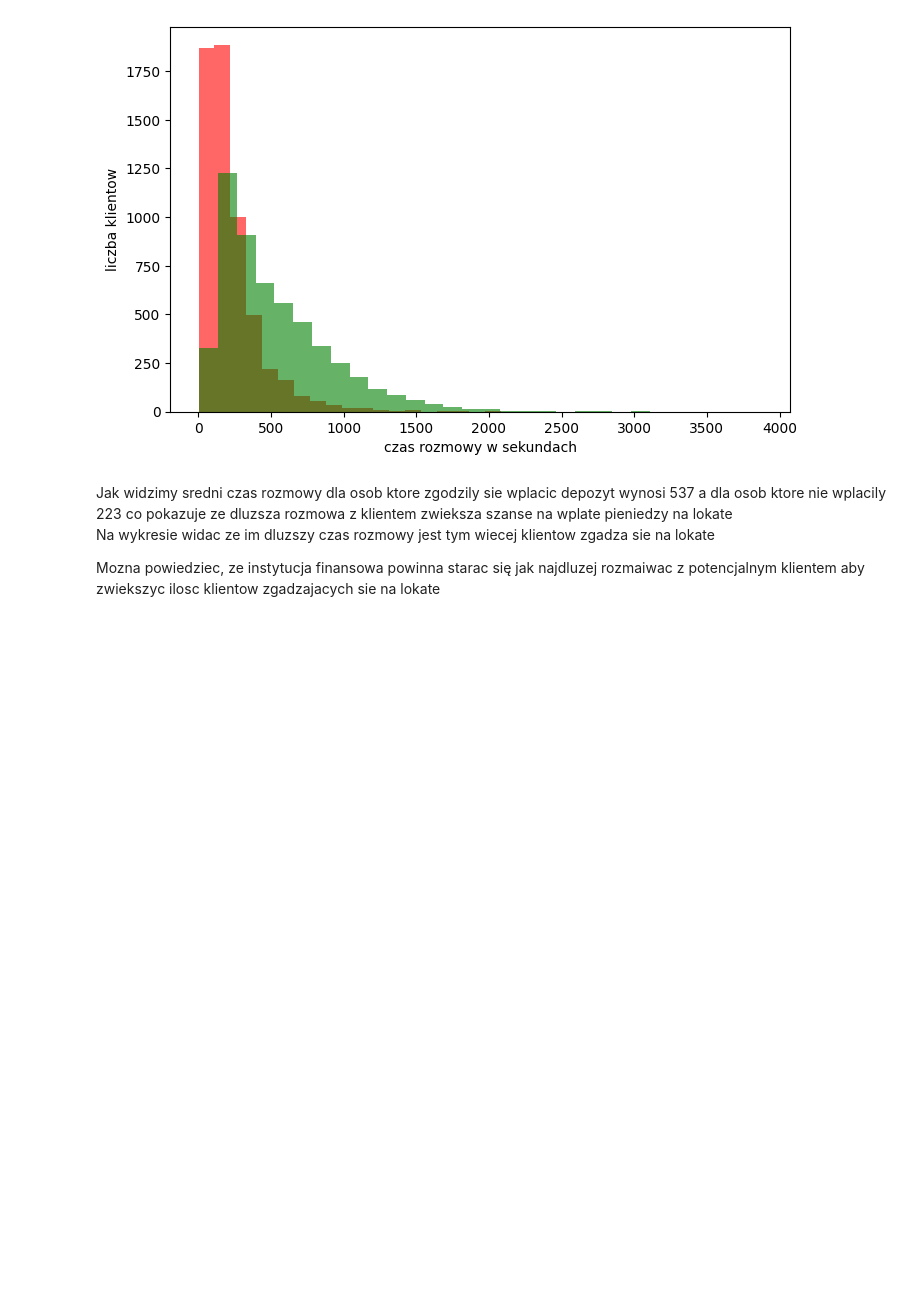
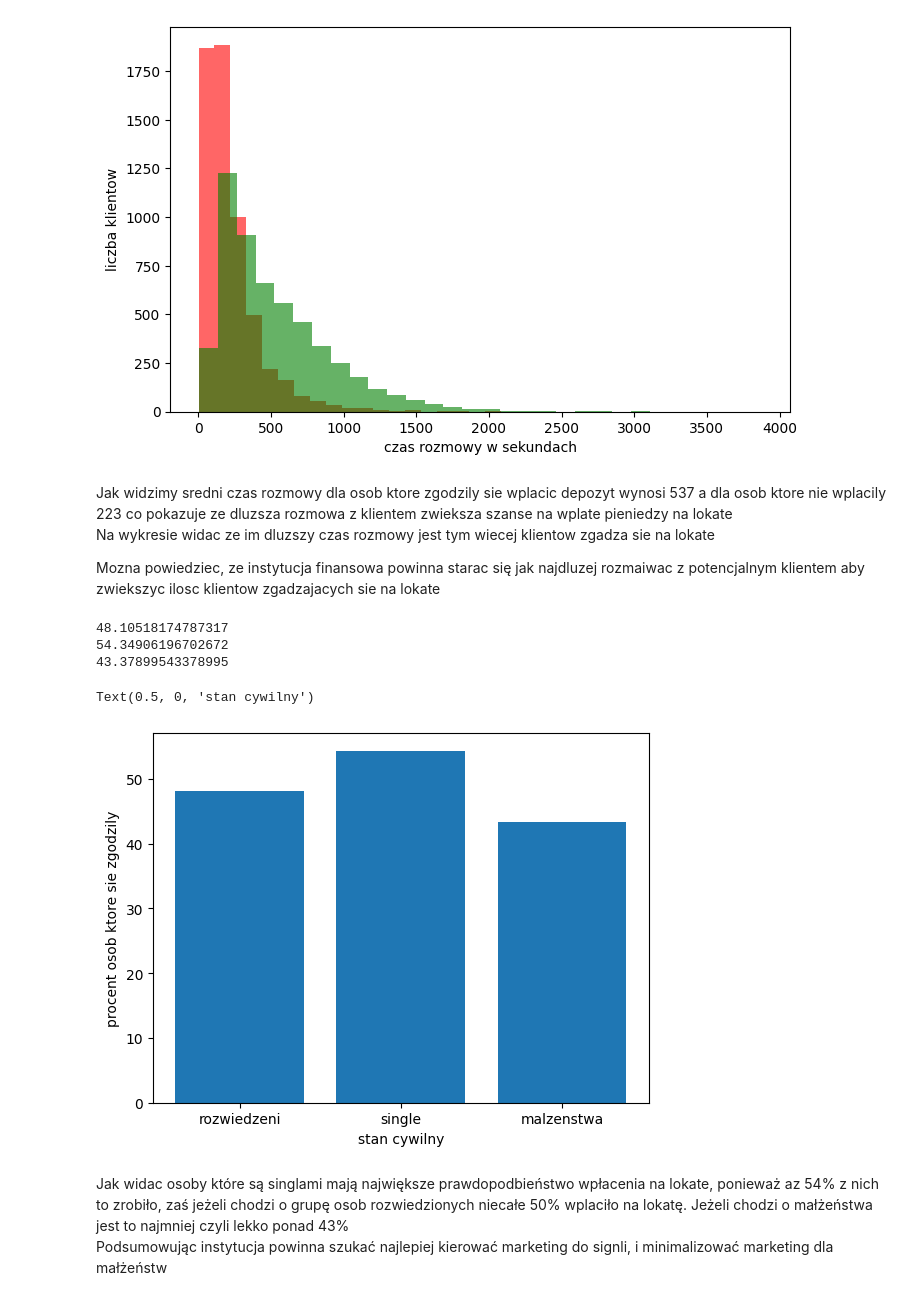
Before and after one commit to koxkuba0/Projekt-AiWD, a Jupyter notebook: Projekt.ipynb, the cells around one changed output. Drawn from its saved outputs; the diff is of its cells as text; code cells hidden in the pictures; blank space fills up the shorter version.

```diff
--- a/Projekt.ipynb
+++ b/Projekt.ipynb
@@ -71,3 +71,28 @@ Na wykresie widac ze im dluzszy czas rozmowy jest tym wiecej klientow zgadza sie
 
 
 Mozna powiedziec, ze instytucja finansowa powinna starac się jak najdluzej rozmaiwac z potencjalnym klientem aby zwiekszyc ilosc klientow zgadzajacych sie na lokate
+# %%
+#stan cywilny a decyzja o lokacie
+
+osoby_rozwiedzione_zgoda = (len(df[(df['marital'] == 'divorced') & (df['deposit'] == 'yes')]) / len(df[df['marital'] == 'divorced'])) * 100
+print(osoby_rozwiedzione_zgoda)
+
+single_zgoda = (len(df[(df['marital'] == 'single') & (df['deposit'] == 'yes')]) / len(df[df['marital'] == 'single'])) * 100
+print(single_zgoda)
+
+malzenstwa_zgoda = (len(df[(df['marital'] == 'married') & (df['deposit'] == 'yes')]) / len(df[df['marital'] == 'married'])) * 100
+print(malzenstwa_zgoda)
+# %% [output]
+48.10518174787317
+54.34906196702672
+43.37899543378995
+# %%
+plt.bar(x = ['rozwiedzeni', 'single', 'malzenstwa'], height = [osoby_rozwiedzione_zgoda, single_zgoda, malzenstwa_zgoda])
+plt.ylabel('procent osob ktore sie zgodzily')
+plt.xlabel('stan cywilny')
+# %% [output]
+Text(0.5, 0, 'stan cywilny')
+[figure, added]
+# %% [markdown]
+Jak widac osoby które są singlami mają największe prawdopodbieństwo wpłacenia na lokate, ponieważ az 54% z nich to zrobiło, zaś jeżeli chodzi o grupę osob rozwiedzionych niecałe 50% wplaciło na lokatę. Jeżeli chodzi o małżeństwa jest to najmniej czyli lekko ponad 43%
+Podsumowując instytucja powinna szukać najlepiej kierować marketing do signli, i minimalizować marketing dla małżeństw
```
